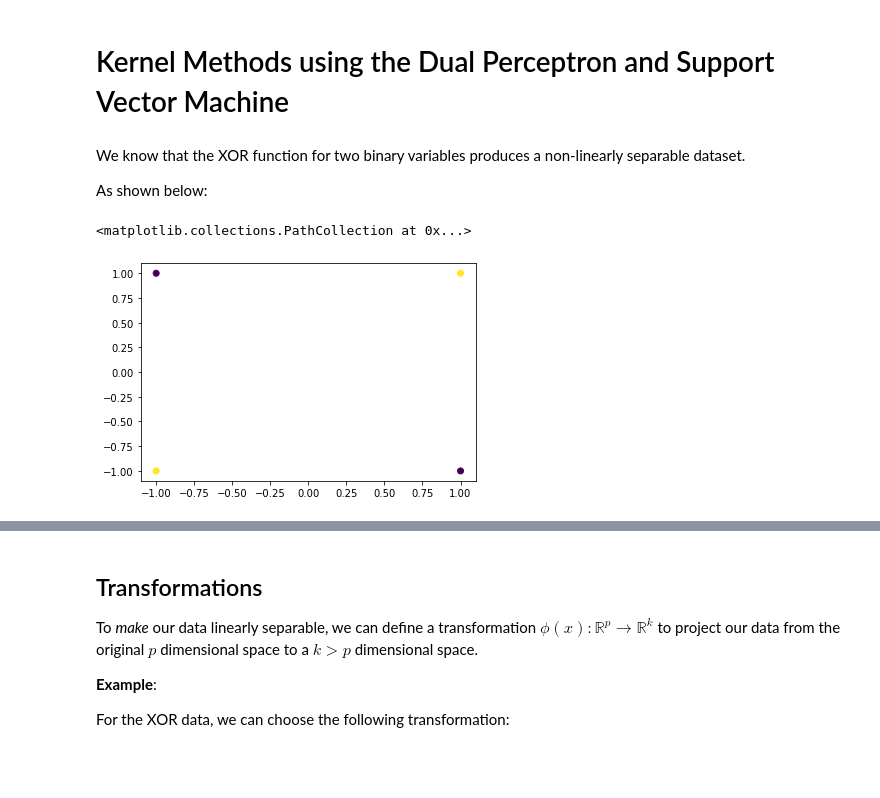
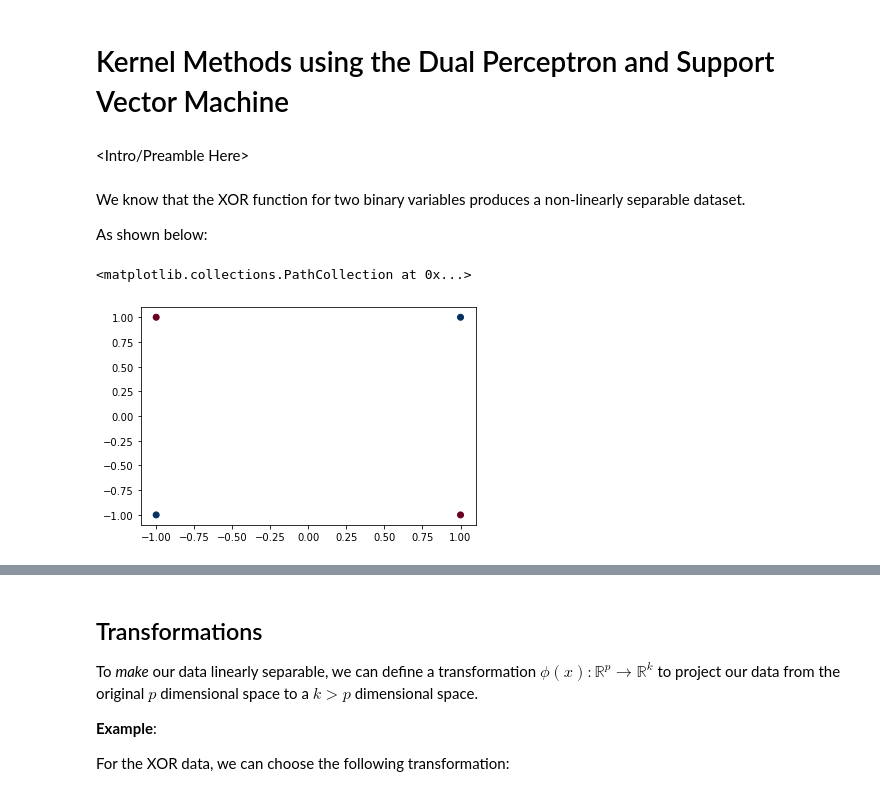
Before and after one commit to nerrma/tutoring, a Jupyter notebook: notebooks/KernelMethods-Lab.ipynb, the cells around one changed output, grey strips where cells are left out. Drawn from its saved outputs; the diff is of its cells as text; code cells hidden in the pictures; blank space fills up the shorter version.

```diff
--- a/notebooks/KernelMethods-Lab.ipynb
+++ b/notebooks/KernelMethods-Lab.ipynb
@@ -1,5 +1,7 @@
 # %% [markdown]
 # Kernel Methods using the Dual Perceptron and Support Vector Machine
+# %% [markdown]
+<Intro/Preamble Here>
 # %%
 import matplotlib.pyplot as plt
 import numpy as np
@@ -10,14 +12,14 @@ As shown below:
 # %%
 X = np.array([[1,-1,-1],
              [1,-1,1],
              [1,1,-1],
              [1,1,1]])
 y = np.array([1, -1, -1, 1])
 
-plt.scatter(X[:, 1], X[:, 2], c=y)
+plt.scatter(X[:, 1], X[:, 2], c=y, cmap=plt.cm.RdBu)
 # %% [output]
 <matplotlib.collections.PathCollection at 0x...>
-[figure, old version]
+[figure, new version]
 # %% [markdown]
 This data is therefore impossible to learn with a linear classifier, like the *primal* (non-kernel) perceptron.
 
```
Also changed, not shown: parts of 27 cells of this notebook.
